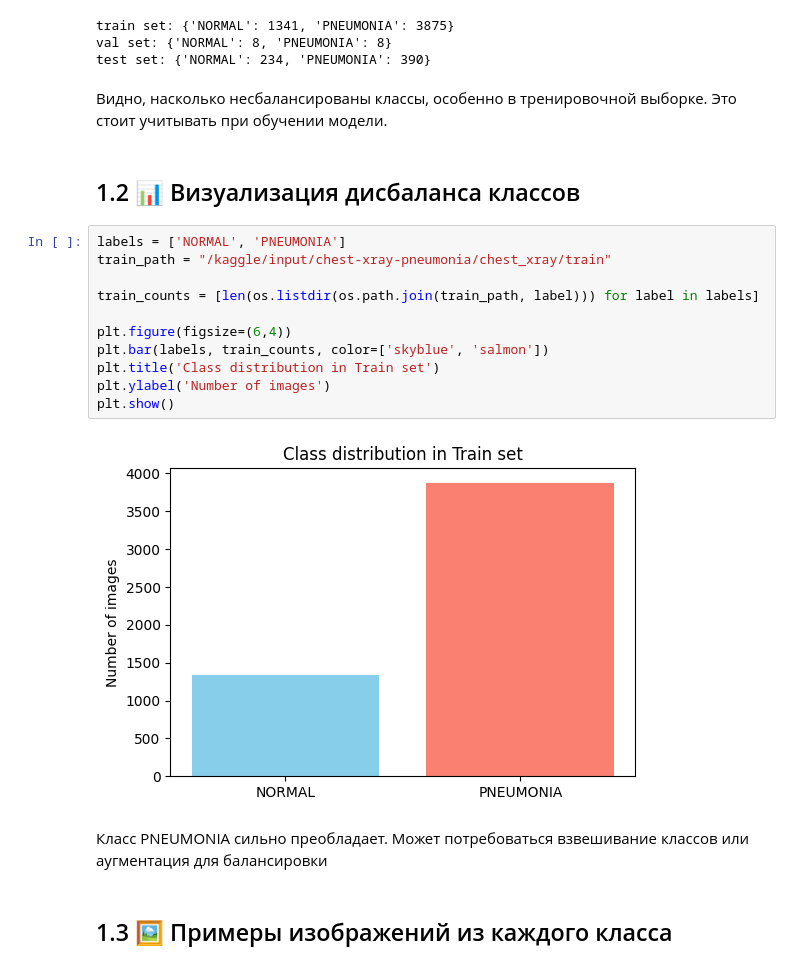
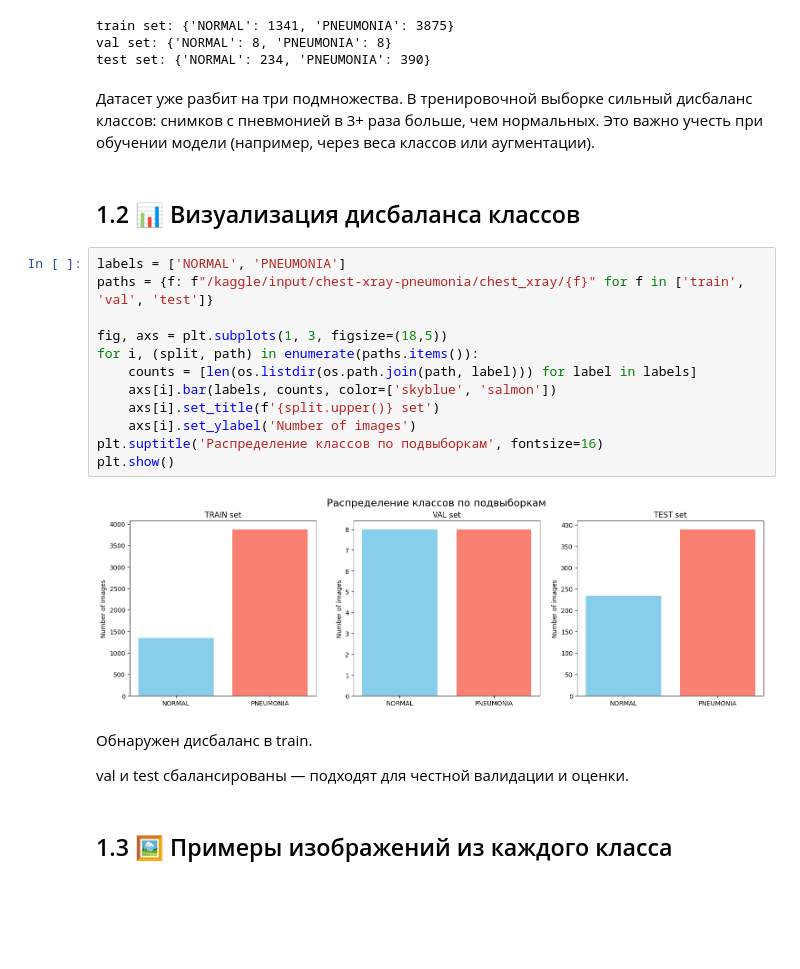
Before and after one commit to FedeVas/Chest_X-Ray_Images_deep_learning_course, a Jupyter notebook: dp_Fede.ipynb, the cells around one changed output. Drawn from its saved outputs; the diff is of its cells as text; blank space fills up the shorter version.

Commit message:
Kaggle Notebook | dp_exam_Fede | Version 2

```diff
--- a/dp_Fede.ipynb
+++ b/dp_Fede.ipynb
@@ -61,25 +41,28 @@ for folder in ['train', 'val', 'test']:
 train set: {'NORMAL': 1341, 'PNEUMONIA': 3875}
 val set: {'NORMAL': 8, 'PNEUMONIA': 8}
 test set: {'NORMAL': 234, 'PNEUMONIA': 390}
-# %% [markdown]
-Видно, насколько несбалансированы классы, особенно в тренировочной выборке. Это стоит учитывать при обучении модели.
+# %% [markdown]
+Датасет уже разбит на три подмножества. В тренировочной выборке сильный дисбаланс классов: снимков с пневмонией в 3+ раза больше, чем нормальных. Это важно учесть при обучении модели (например, через веса классов или аугментации).
 # %% [markdown]
 ## 1.2 📊 Визуализация дисбаланса классов
 # %%
 labels = ['NORMAL', 'PNEUMONIA']
-train_path = "/kaggle/input/chest-xray-pneumonia/chest_xray/train"
+paths = {f: f"/kaggle/input/chest-xray-pneumonia/chest_xray/{f}" for f in ['train', 'val', 'test']}
 
-train_counts = [len(os.listdir(os.path.join(train_path, label))) for label in labels]
-
-plt.figure(figsize=(6,4))
-plt.bar(labels, train_counts, color=['skyblue', 'salmon'])
-plt.title('Class distribution in Train set')
-plt.ylabel('Number of images')
+fig, axs = plt.subplots(1, 3, figsize=(18,5))
+for i, (split, path) in enumerate(paths.items()):
+    counts = [len(os.listdir(os.path.join(path, label))) for label in labels]
+    axs[i].bar(labels, counts, color=['skyblue', 'salmon'])
+    axs[i].set_title(f'{split.upper()} set')
+    axs[i].set_ylabel('Number of images')
+plt.suptitle('Распределение классов по подвыборкам', fontsize=16)
 plt.show()
 # %% [output]
-[figure, old version]
+[figure, new version]
-# %% [markdown]
-Класс PNEUMONIA сильно преобладает. Может потребоваться взвешивание классов или аугментация для балансировки
+# %% [markdown]
+Обнаружен дисбаланс в train.
+
+val и test сбалансированы — подходят для честной валидации и оценки.
 # %% [markdown]
 ## 1.3 🖼️ Примеры изображений из каждого класса
 # %%
```
Also changed, not shown: parts of 73 cells of this notebook.
